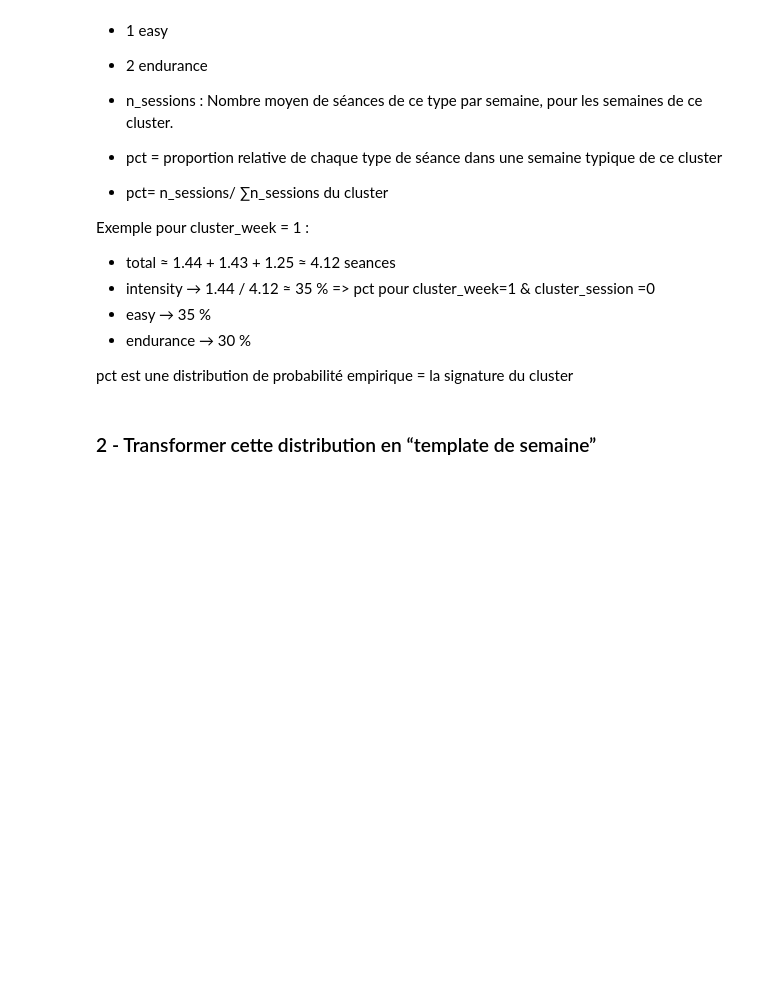
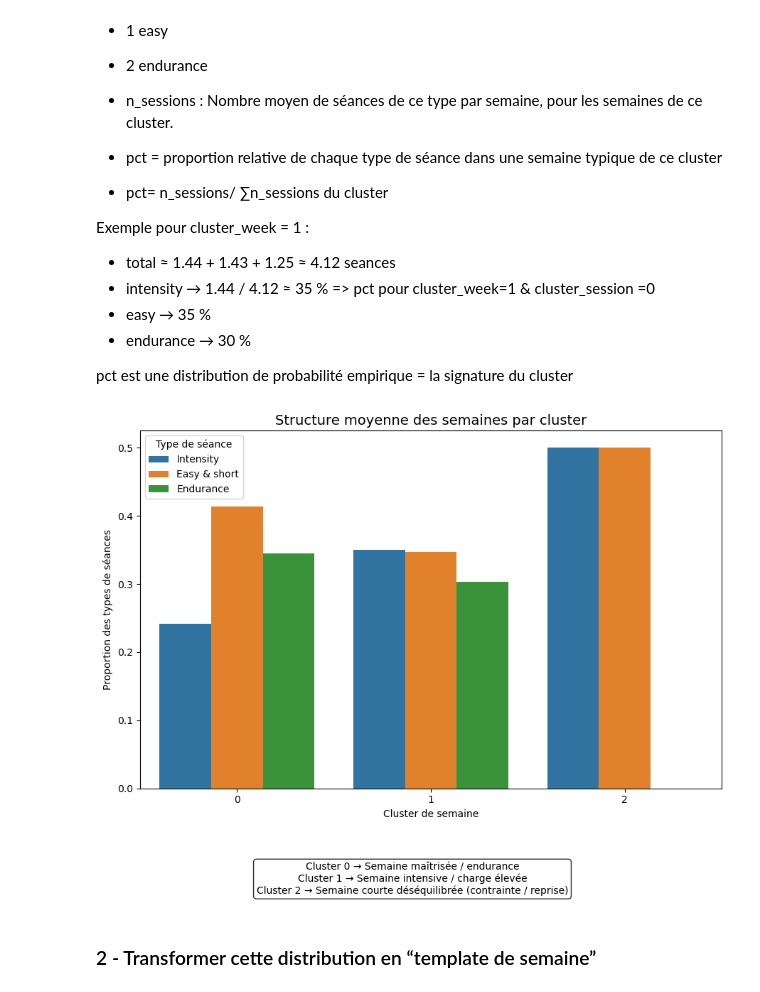
Before and after one commit to albanecoiffe/health-data-coach, a Jupyter notebook: HealthCoachBackend/notebook.ipynb, the cells around one changed output. Cells and saved outputs as stored; diff of their text form; code cells hidden in the pictures; blank space fills up the shorter version.

Commit message:
plot adding

```diff
--- a/HealthCoachBackend/notebook.ipynb
+++ b/HealthCoachBackend/notebook.ipynb
@@ -940,6 +941,49 @@ Exemple pour cluster_week = 1 :
 - endurance → 30 %
 
 pct est une distribution de probabilité empirique = la signature du cluster
+# %%
+# Mapping lisible des clusters de séances
+SESSION_LABELS = {
+    0: "Intensity",
+    1: "Easy & short",
+    2: "Endurance",
+}
+
+cluster_session_distribution["session_type"] = cluster_session_distribution[
+    "cluster_session"
+].map(SESSION_LABELS)
+
+plt.figure(figsize=(9, 6))
+
+sns.barplot(
+    data=cluster_session_distribution, x="cluster_week", y="pct", hue="session_type"
+)
+
+plt.title("Structure moyenne des semaines par cluster", fontsize=14)
+plt.ylabel("Proportion des types de séances")
+plt.xlabel("Cluster de semaine")
+plt.legend(title="Type de séance")
+
+# Annotation explicative des clusters semaines
+cluster_descriptions = (
+    "Cluster 0 → Semaine maîtrisée / endurance\n"
+    "Cluster 1 → Semaine intensive / charge élevée\n"
+    "Cluster 2 → Semaine courte déséquilibrée (contrainte / reprise)"
+)
+
+plt.figtext(
+    0.5,
+    -0.15,
+    cluster_descriptions,
+    ha="center",
+    fontsize=10,
+    bbox=dict(boxstyle="round", facecolor="white", alpha=0.8),
+)
+
+plt.tight_layout()
+plt.show()
+# %% [output]
+[figure, added]
 # %% [markdown]
 ### 2 - Transformer cette distribution en “template de semaine”
 # %%
```
Also changed, not shown: parts of 1 cell of this notebook.
